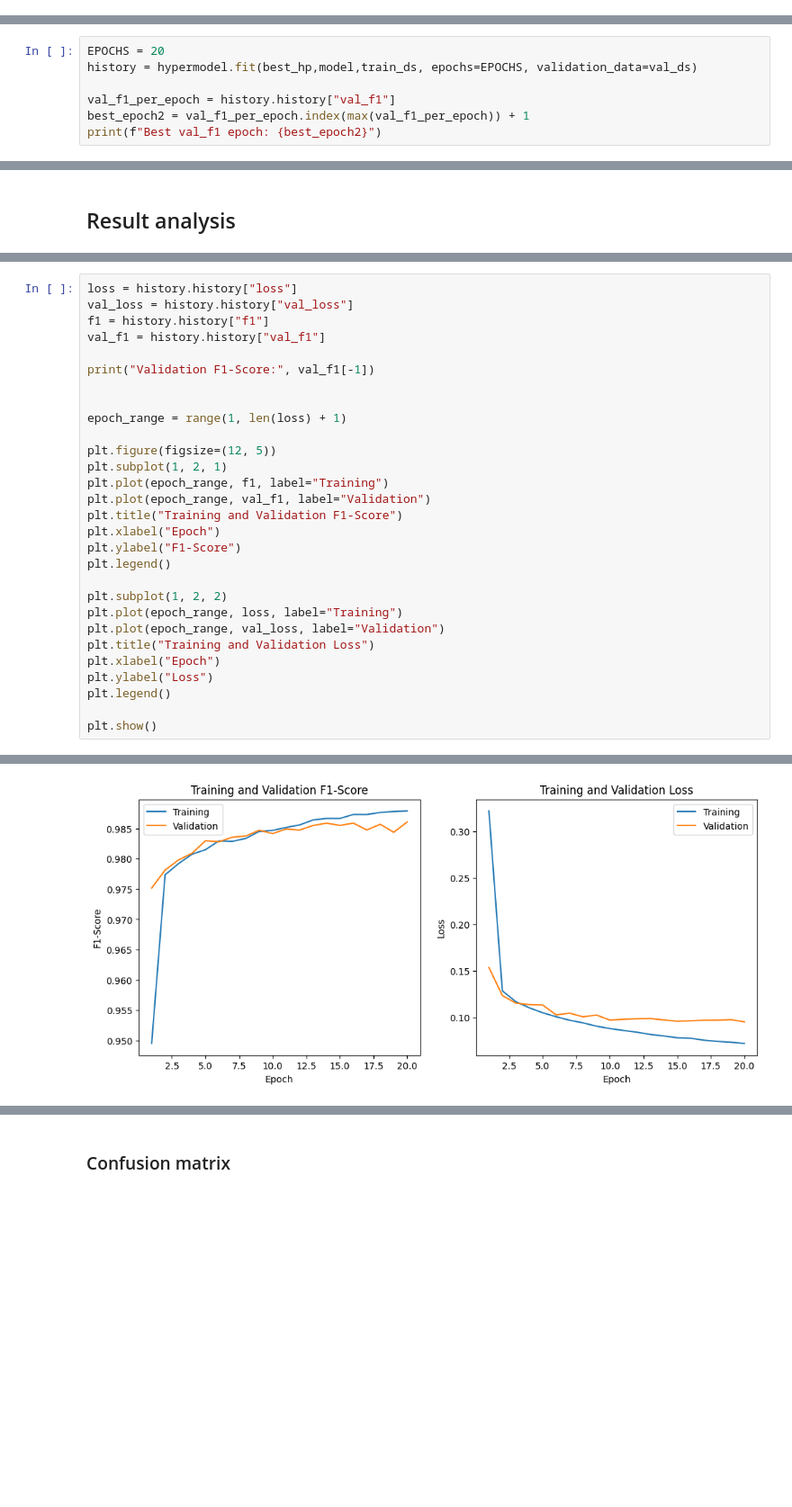
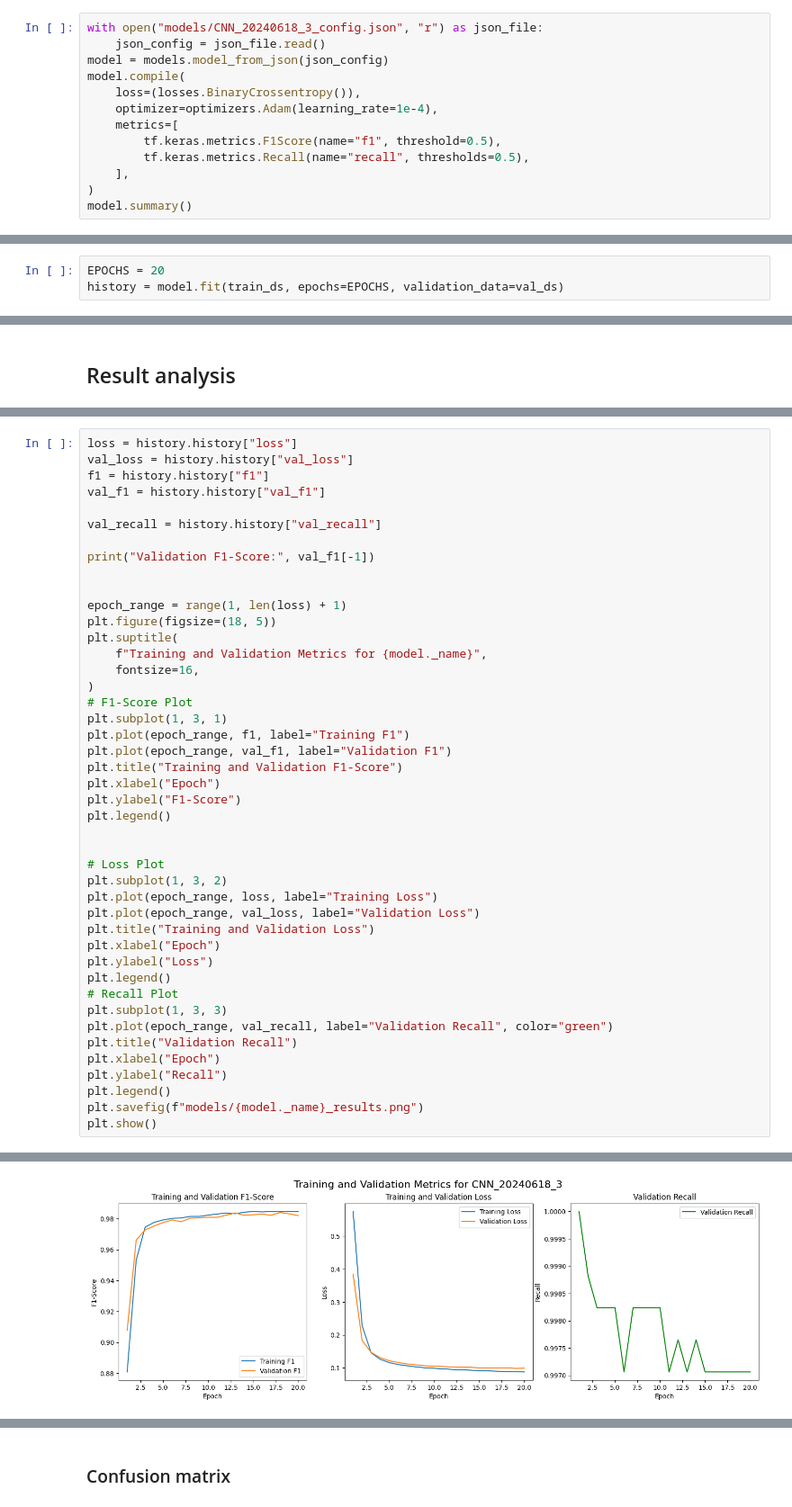
Before and after one commit to 9helix/GMNmeteorNet, a Jupyter notebook: MLmodel.ipynb, the cells around one changed output, grey strips where cells are left out. Shown at 90% size. Cells and saved outputs as stored; diff of their text form; blank space fills up the shorter version.

Commit message:
Tuning for 2 image dimensions, changed target metric, saving plots

```diff
--- a/MLmodel.ipynb
+++ b/MLmodel.ipynb
@@ -356,0 +342,13 @@ model = models.model_from_json(json_config)
+# %%
+with open("models/CNN_20240618_3_config.json", "r") as json_file:
+    json_config = json_file.read()
+model = models.model_from_json(json_config)
+model.compile(
+    loss=(losses.BinaryCrossentropy()),
+    optimizer=optimizers.Adam(learning_rate=1e-4),
+    metrics=[
+        tf.keras.metrics.F1Score(name="f1", threshold=0.5),
+        tf.keras.metrics.Recall(name="recall", thresholds=0.5),
+    ],
+)
+model.summary()
@@ -359,9 +375,5 @@ model = models.model_from_json(json_config)
 # %%
 EPOCHS = 20
-history = hypermodel.fit(best_hp,model,train_ds, epochs=EPOCHS, validation_data=val_ds)
-
-val_f1_per_epoch = history.history["val_f1"]
-best_epoch2 = val_f1_per_epoch.index(max(val_f1_per_epoch)) + 1
-print(f"Best val_f1 epoch: {best_epoch2}")
+history = model.fit(train_ds, epochs=EPOCHS, validation_data=val_ds)
 # %% [output]
 Epoch 1/20
@@ -419,27 +450,42 @@ val_loss = history.history["val_loss"]
 f1 = history.history["f1"]
 val_f1 = history.history["val_f1"]
 
+val_recall = history.history["val_recall"]
+
 print("Validation F1-Score:", val_f1[-1])
 
 
 epoch_range = range(1, len(loss) + 1)
-
-plt.figure(figsize=(12, 5))
-plt.subplot(1, 2, 1)
-plt.plot(epoch_range, f1, label="Training")
-plt.plot(epoch_range, val_f1, label="Validation")
+plt.figure(figsize=(18, 5))
+plt.suptitle(
+    f"Training and Validation Metrics for {model._name}",
+    fontsize=16,
+)
+# F1-Score Plot
+plt.subplot(1, 3, 1)
+plt.plot(epoch_range, f1, label="Training F1")
+plt.plot(epoch_range, val_f1, label="Validation F1")
 plt.title("Training and Validation F1-Score")
 plt.xlabel("Epoch")
 plt.ylabel("F1-Score")
 plt.legend()
 
-plt.subplot(1, 2, 2)
-plt.plot(epoch_range, loss, label="Training")
-plt.plot(epoch_range, val_loss, label="Validation")
+
+# Loss Plot
+plt.subplot(1, 3, 2)
+plt.plot(epoch_range, loss, label="Training Loss")
+plt.plot(epoch_range, val_loss, label="Validation Loss")
 plt.title("Training and Validation Loss")
 plt.xlabel("Epoch")
 plt.ylabel("Loss")
 plt.legend()
-
+# Recall Plot
+plt.subplot(1, 3, 3)
+plt.plot(epoch_range, val_recall, label="Validation Recall", color="green")
+plt.title("Validation Recall")
+plt.xlabel("Epoch")
+plt.ylabel("Recall")
+plt.legend()
+plt.savefig(f"models/{model._name}_results.png")
 plt.show()
 # %% [output]
@@ -447 +493 @@ Validation F1-Score: 0.9860896468162537
-[figure, old version]
+[figure, new version]
```
Also changed, not shown: parts of 32 cells of this notebook, 14 other files.
